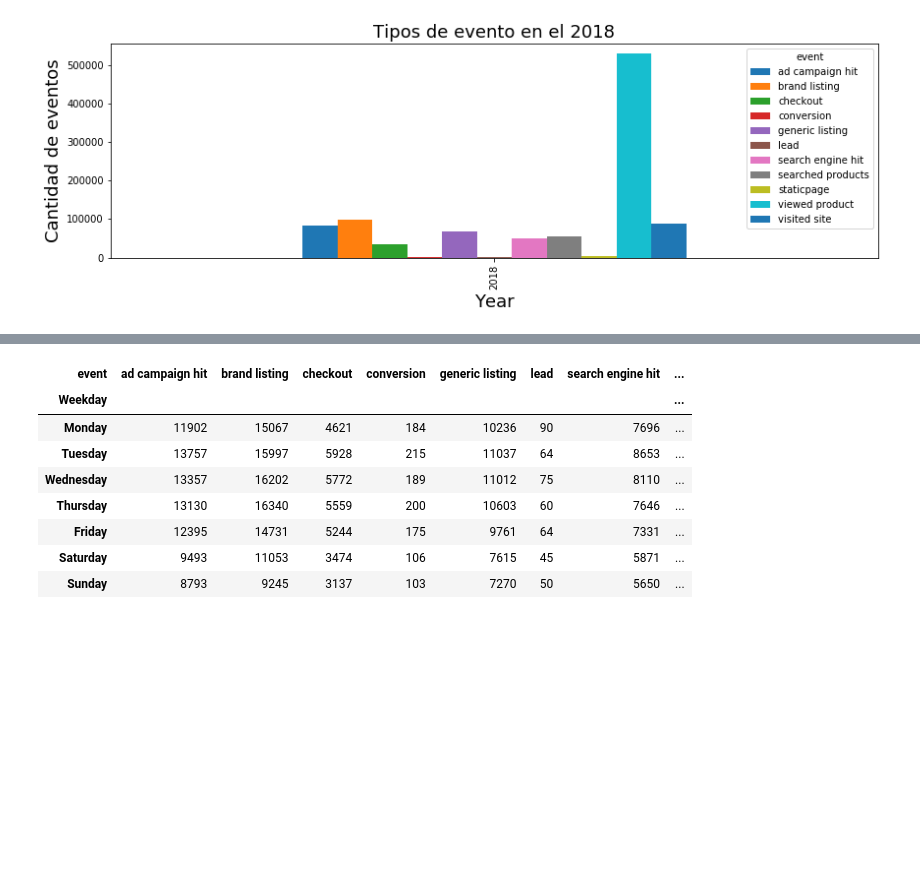
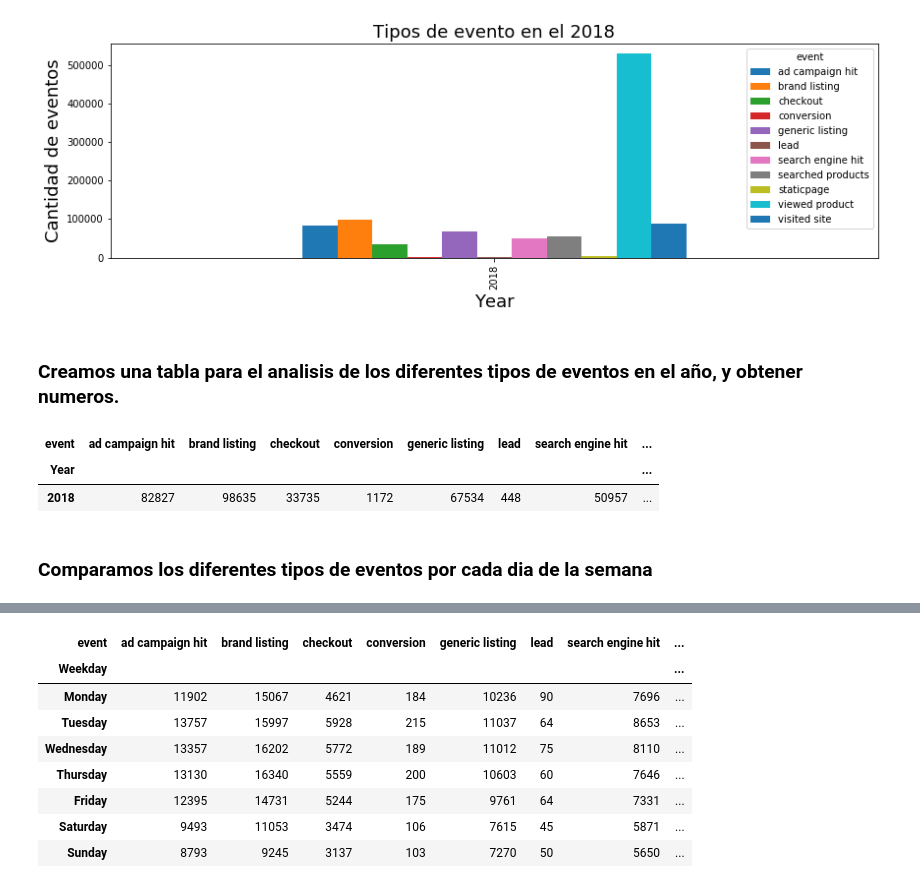
Before and after one commit to MartinCohen98/OrganizacionDeDatosTP1, a Jupyter notebook: AnalisisExploratorioTrocafoneBarbara.ipynb, the cells around one changed output, grey strips where cells are left out. Drawn from its saved outputs; the diff is of its cells as text; code cells hidden in the pictures; blank space fills up the shorter version.

```diff
--- a/AnalisisExploratorioTrocafoneBarbara.ipynb
+++ b/AnalisisExploratorioTrocafoneBarbara.ipynb
@@ -179,3 +215,13 @@ plot.set_ylabel("Cantidad de eventos", fontsize=18)
 # %% [output]
 Text(0,0.5,'Cantidad de eventos')
 [figure]
+# %% [markdown]
+### Creamos una tabla para el analisis de los diferentes tipos de eventos en el año, y obtener numeros.
+# %%
+pd.crosstab(df.Year, df.event)
+# %% [output]
+| event | ad campaign hit | brand listing | checkout | conversion | generic listing | lead | search engine hit | ... |
+| Year |  |  |  |  |  |  |  | ... |
+| 2018 | 82827 | 98635 | 33735 | 1172 | 67534 | 448 | 50957 | ... |
+# %% [markdown]
+### Comparamos los diferentes tipos de eventos por cada dia de la semana
```
Also changed, not shown: parts of 39 cells of this notebook.
